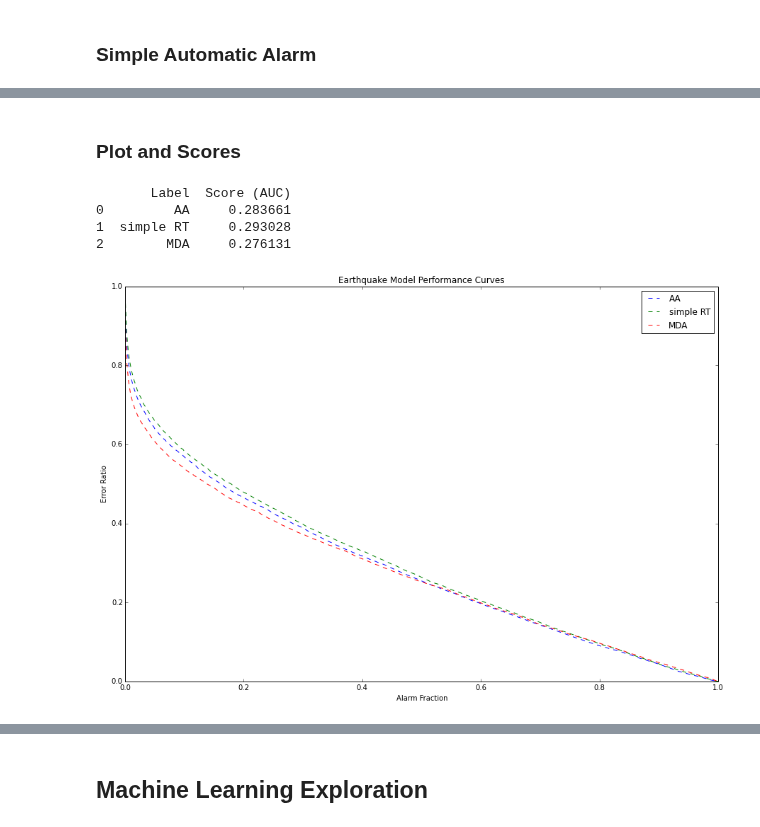
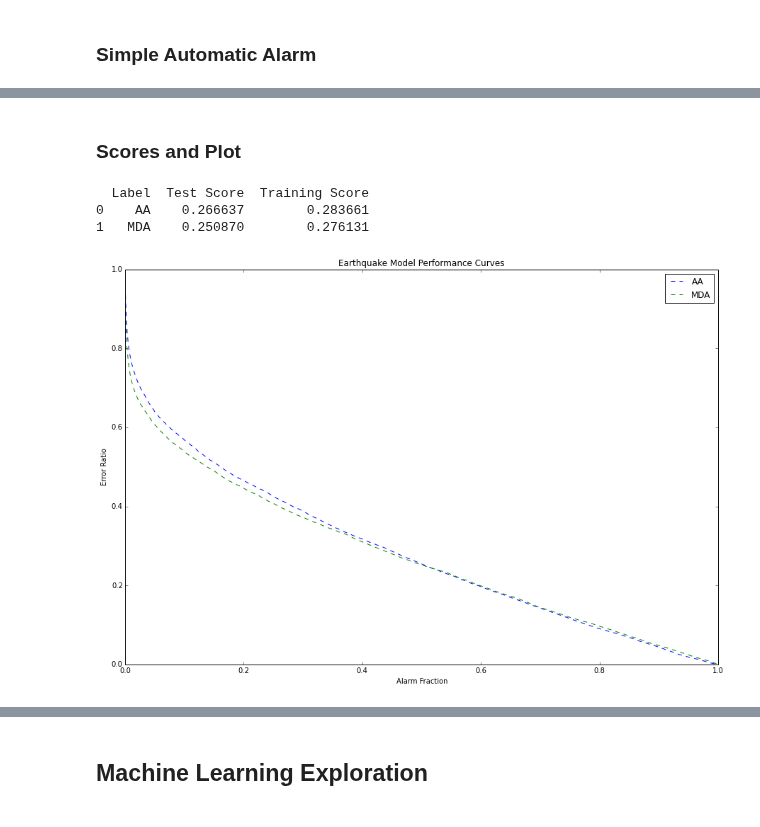
Before and after one commit to AlvinYuan/analyzers, a Jupyter notebook: notebooks/CS294.ipynb, the cells around one changed output, grey strips where cells are left out. Drawn from its saved outputs; the diff is of its cells as text; code cells hidden in the pictures.

```diff
--- a/notebooks/CS294.ipynb
+++ b/notebooks/CS294.ipynb
@@ -387,3 +358,10 @@ curves_data = {}
+# %%
+"""
+Data structure to store model evaluation/plot data.
+Entries are of the form: "label": {"training": points, "test": points}
+"""
+baseline_models = {}
+tested_models = {}
 # %% [markdown]
 ### MDA
 # %%
@@ -527,43 +472,56 @@ display_tree(rt_model)
 # %% [markdown]
-### Plot and Scores
+### Scores and Plot
-# %%
-"""
-AUC values for curves
-"""
-labels = []
-scores = []
-for label, points in curves_data.items():
-    labels.append(label)
-    scores.append(score(points))
-print pd.DataFrame({ "Label": labels, "Score (AUC)": scores })
-# %% [output]
-       Label  Score (AUC)
-0         AA     0.283661
-1  simple RT     0.293028
-2        MDA     0.276131
+# %%
+"""
+AUC values for curves
+TODO: add option to print all tested_models
+"""
+def printScoresAgainstBaselines(new_model_label):
+    labels = []
+    training_scores = []
+    test_scores = []
+    for label, points_dict in baseline_models.items():
+        labels.append(label)
+        training_scores.append(score(points_dict["training"]))
+        test_scores.append(score(points_dict["test"]))
+    if (new_model_label != None):
+        labels.append(new_model_label)
+        training_scores.append(score(tested_models[new_model_label]["training"]))
+        test_scores.append(score(tested_models[new_model_label]["test"]))
+    print pd.DataFrame({ "Label": labels, "Training Score": training_scores, "Test Score": test_scores })
+
+printScoresAgainstBaselines(None)
+# %% [output]
+  Label  Test Score  Training Score
+0    AA    0.266637        0.283661
+1   MDA    0.250870        0.276131
 # %%
 """
 Plot the commonly used chart
 Based off HW1 precision vs. recall plot
 """
-%matplotlib inline
 colors = ["b", "g", "r", "c", "m", "y", "k", "w"]
+def plotAgainstBaselines(new_model_label, plotTraining=True):
+    pointsLabel = "training" if plotTraining else "test"
+    pylab.figure(figsize=(15,10))
+    pylab.title("Earthquake Model Performance Curves")
+    pylab.xlabel("Alarm Fraction")
+    pylab.ylabel("Error Ratio")
+    pylab.xlim([0,1])
+    pylab.ylim([0,1])
 
-pylab.figure(figsize=(15,10))
-pylab.title("Earthquake Model Performance Curves")
-pylab.xlabel("Alarm Fraction")
-pylab.ylabel("Error Ratio")
-pylab.xlim([0,1])
-pylab.ylim([0,1])
+    color_index = 0
+    for label, points_dict in baseline_models.items():
+        pylab.plot(points_dict[pointsLabel][0], points_dict[pointsLabel][1],colors[color_index] + '--', label=label)
+        color_index += 1
+    if (new_model_label != None):
+        pylab.plot(tested_models[new_model_label][pointsLabel][0], tested_models[new_model_label][pointsLabel][1], colors[color_index] + '--', label=new_model_label)
+    pylab.legend()
+    pylab.show()
 
-color_index = 0
-for label, points in curves_data.items():
-    pylab.plot(points[0], points[1],colors[color_index] + '--', label=label)
-    color_index += 1
-pylab.legend()
-pylab.show()
+plotAgainstBaselines(None)
 # %% [output]
-[figure, old version]
+[figure, new version]
 # %%
 """
 Shows distribution (spacing) of tau.
```
Also changed, not shown: parts of 20 cells of this notebook.
